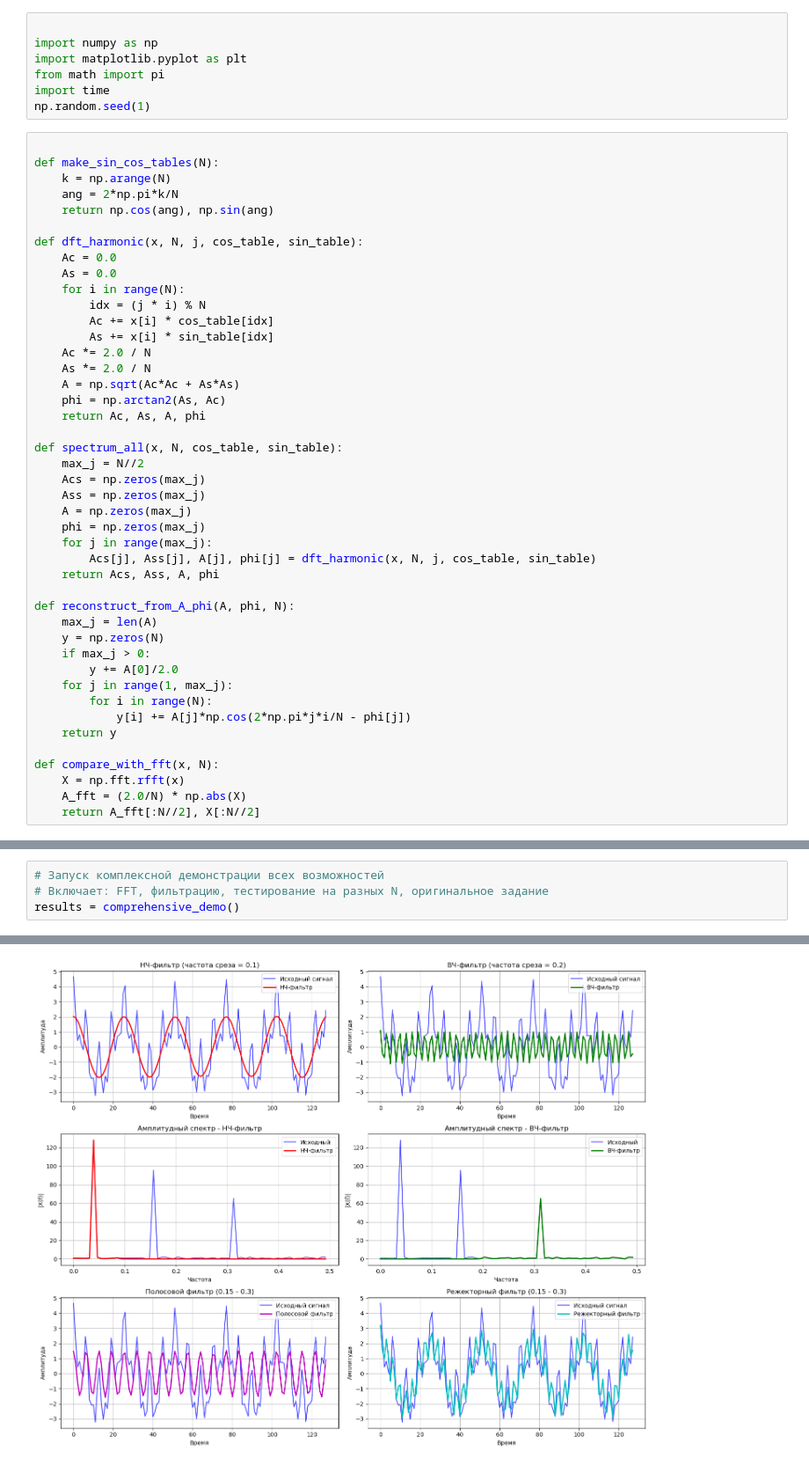
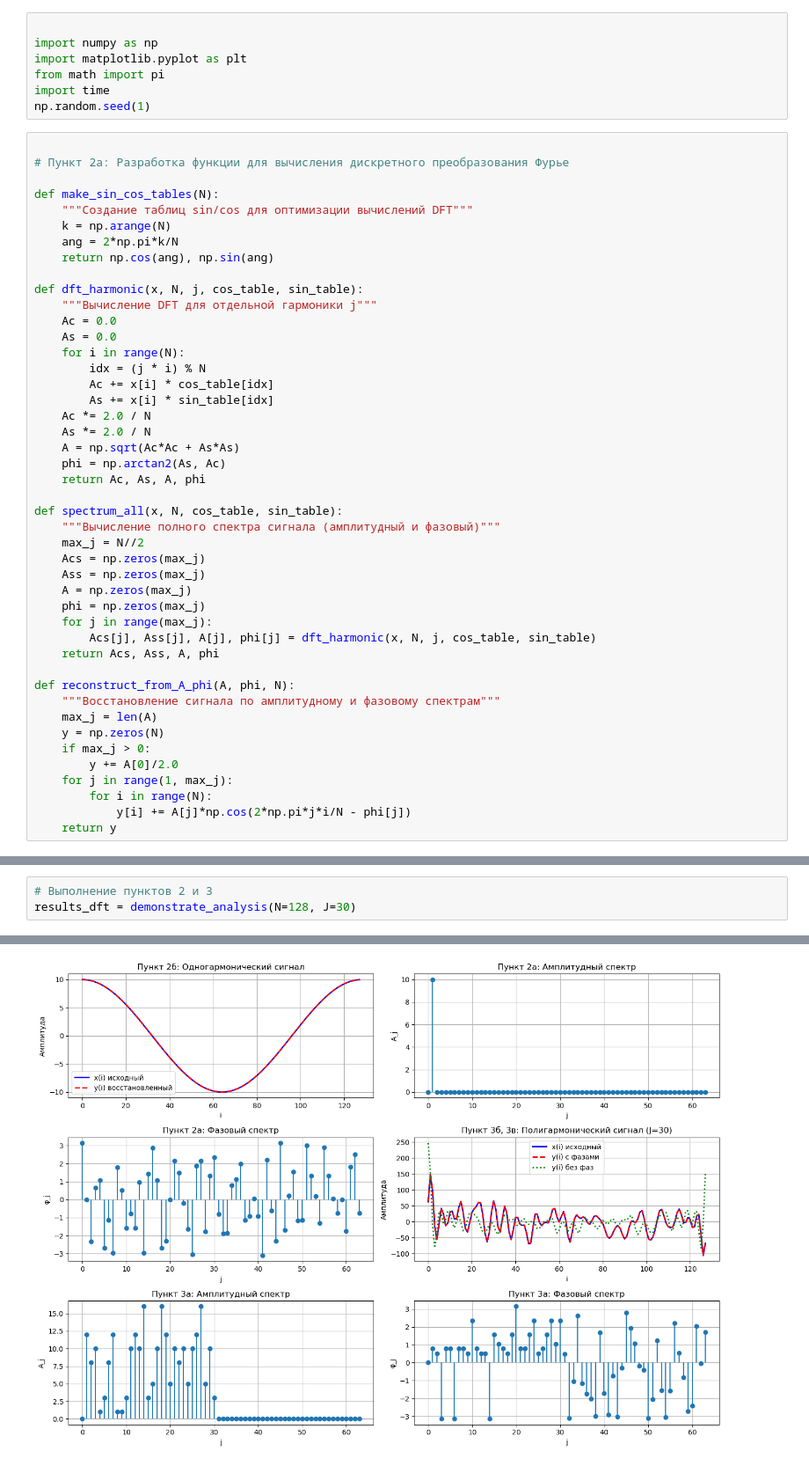
Before and after one commit to Golovolastik/dsp-control-work-1, a Jupyter notebook: src/dft_demo.ipynb, the cells around one changed output, grey strips where cells are left out. Shown at 88% size. Cells and saved outputs as stored; diff of their text form.

```diff
--- a/src/dft_demo.ipynb
+++ b/src/dft_demo.ipynb
@@ -19,12 +16,16 @@ import time
 np.random.seed(1)
 # %%
 
+# Пункт 2а: Разработка функции для вычисления дискретного преобразования Фурье
+
 def make_sin_cos_tables(N):
+    """Создание таблиц sin/cos для оптимизации вычислений DFT"""
     k = np.arange(N)
     ang = 2*np.pi*k/N
     return np.cos(ang), np.sin(ang)
 
 def dft_harmonic(x, N, j, cos_table, sin_table):
+    """Вычисление DFT для отдельной гармоники j"""
     Ac = 0.0
     As = 0.0
     for i in range(N):
@@ -38,6 +39,7 @@ def dft_harmonic(x, N, j, cos_table, sin_table):
     return Ac, As, A, phi
 
 def spectrum_all(x, N, cos_table, sin_table):
+    """Вычисление полного спектра сигнала (амплитудный и фазовый)"""
     max_j = N//2
     Acs = np.zeros(max_j)
     Ass = np.zeros(max_j)
@@ -48,6 +50,7 @@ def spectrum_all(x, N, cos_table, sin_table):
     return Acs, Ass, A, phi
 
 def reconstruct_from_A_phi(A, phi, N):
+    """Восстановление сигнала по амплитудному и фазовому спектрам"""
     max_j = len(A)
     y = np.zeros(N)
     if max_j > 0:
@@ -56,9 +59,4 @@ def reconstruct_from_A_phi(A, phi, N):
         for i in range(N):
             y[i] += A[j]*np.cos(2*np.pi*j*i/N - phi[j])
     return y
-
-def compare_with_fft(x, N):
-    X = np.fft.rfft(x)
-    A_fft = (2.0/N) * np.abs(X)
-    return A_fft[:N//2], X[:N//2]
 # %%
@@ -447,6 +251,5 @@ def comprehensive_demo():
     }
 # %%
-# Запуск комплексной демонстрации всех возможностей
-# Включает: FFT, фильтрацию, тестирование на разных N, оригинальное задание
-results = comprehensive_demo()
+# Выполнение пунктов 2 и 3
+results_dft = demonstrate_analysis(N=128, J=30)
 # %% [output]
@@ -470 +262 @@ results = comprehensive_demo()
-[figure, old version]
+[figure, new version]
```
Also changed, not shown: parts of 9 cells of this notebook.
